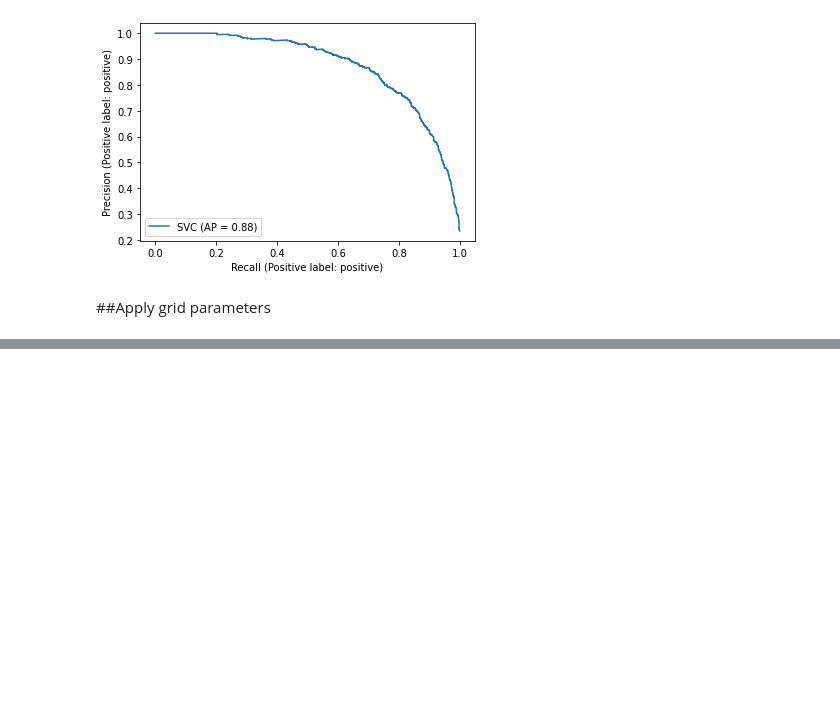
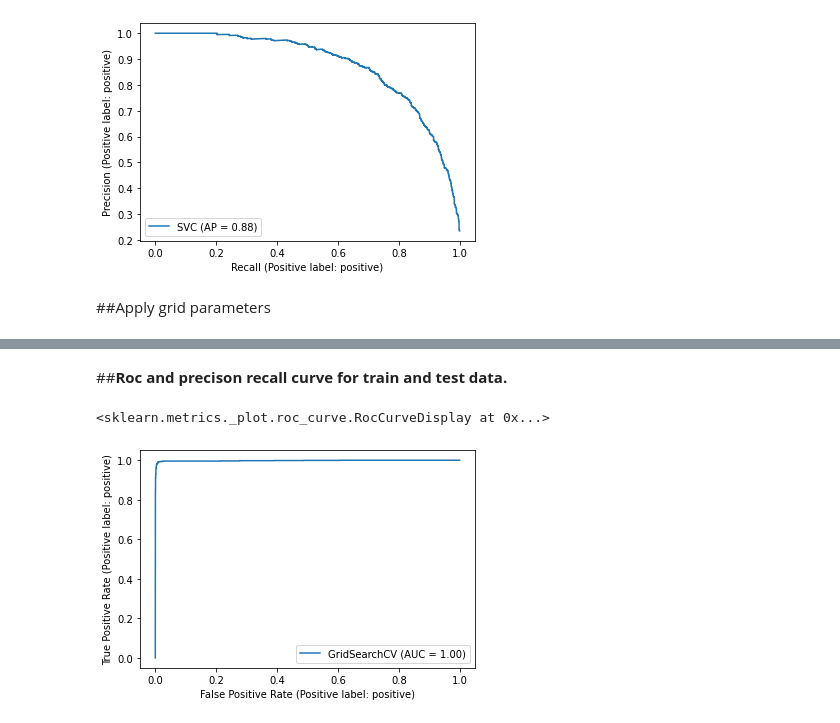
Before and after one commit to sagar2582/Sentiment-Analysis-of-Tweets, a Jupyter notebook: Tweets(Sentimental_Analysis).ipynb, the cells around one changed output, grey strips where cells are left out. Cells and saved outputs as stored; diff of their text form; code cells hidden in the pictures; blank space fills up the shorter version.

```diff
--- a/Tweets(Sentimental_Analysis).ipynb
+++ b/Tweets(Sentimental_Analysis).ipynb
@@ -489,3 +489,11 @@ plot_precision_recall_curve(clf_tf, X_test, Y_test)
 [figure]
 # %% [markdown]
 ##Apply grid parameters
+# %%
+param_dict = {'C': [0.1, 1, 10, 1000],
+              'gamma': [1, 0.1, 0.01, 0.0001],
+              'kernel': ['rbf','linear','poly']}
+# %%
+grid_tf = GridSearchCV(clf, param_dict,n_jobs=2, cv=5, verbose = 10,scoring='accuracy')
+# %%
+grid_tf.fit(X_train,Y_train)
@@ -491,0 +548,7 @@ plot_precision_recall_curve(clf_tf, X_test, Y_test)
+# %% [markdown]
+##**Roc and precison recall curve for train and test data.**
+# %%
+metrics.plot_roc_curve(grid_tf, X_train, Y_train)
+# %% [output]
+<sklearn.metrics._plot.roc_curve.RocCurveDisplay at 0x...>
+[figure, added]
```
Also changed, not shown: parts of 9 cells of this notebook.
